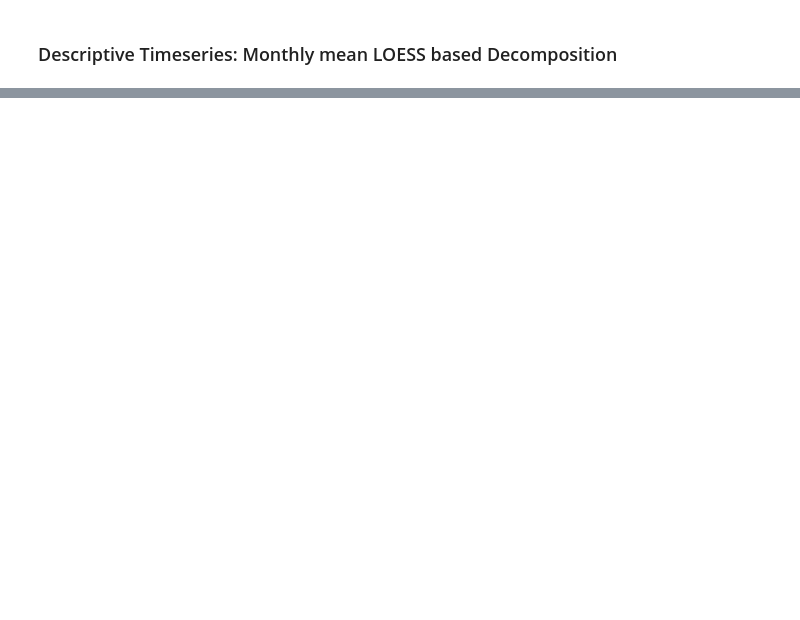
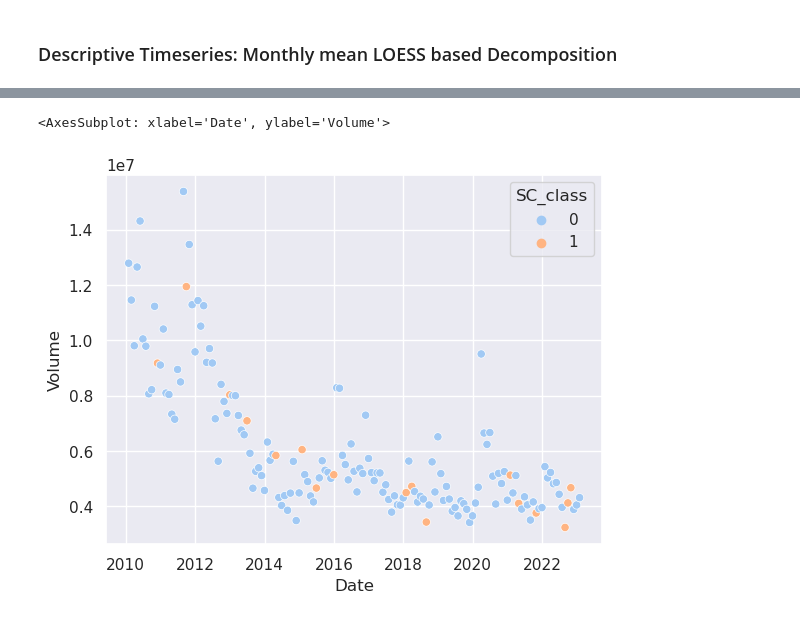
Before and after one commit to chrischank/jse40_sp500_hsi, a Jupyter notebook: notebooks/SP500_EDA.ipynb, the cells around one changed output, grey strips where cells are left out. Drawn from its saved outputs; the diff is of its cells as text; code cells hidden in the pictures; blank space fills up the shorter version.

```diff
--- a/notebooks/SP500_EDA.ipynb
+++ b/notebooks/SP500_EDA.ipynb
@@ -374,0 +453,23 @@ Error:
+# %%
+import pandas as pd
+
+VolumeFIN = Monthly_mean_fin[["Volume"]]
+# %%
+from sklearn.cluster import SpectralClustering, KMeans, BisectingKMeans
+from sklearn.svm import OneClassSVM
+from sklearn.ensemble import IsolationForest
+
+SC_VolFIN = SpectralClustering(assign_labels = "kmeans", n_clusters = 2, verbose = True)\
+                      .fit_predict(Monthly_mean["Volume_fin"].values.reshape(-1, 1))
+
+Kmeans_VolFIN = KMeans(n_clusters = 2, verbose = True)\
+                          .fit_predict(Monthly_mean["Volume_fin"].values.reshape(-1, 1))
+
+BIKmeans_VolFIN = BisectingKMeans(bisecting_strategy = "largest_cluster", n_clusters = 2, verbose = True)\
+                            .fit_predict(Monthly_mean["Volume_fin"].values.reshape(-1, 1))
+
+OneSVM_VolFIN = OneClassSVM(kernel = "sigmoid", verbose = True)\
+                          .fit_predict(Monthly_mean["Volume_fin"].values.reshape(-1, 1))
+
+ISOFors_VolFIN = IsolationForest(verbose = True, warm_start = True, bootstrap = True)\
+                           .fit_predict(Monthly_mean["Volume_fin"].values.reshape(-1, 1))
@@ -374,0 +496,15 @@ Error:
+# %%
+VolumeFIN["SC_class"] = SC_VolFIN
+VolumeFIN["Kmeans_class"] = Kmeans_VolFIN
+VolumeFIN["BIKmeans_class"] = BIKmeans_VolFIN
+VolumeFIN["OneSVM_class"] = OneSVM_VolFIN
+VolumeFIN["ISOFor_class"] = ISOFors_VolFIN
+# %%
+sns.scatterplot(data = VolumeFIN, x = "Date", y = "Volume", hue = "SC_class")
+#sns.scatterplot(data = VolumeFIN, x = "Date", y = "Volume", hue = "Kmeans_class")
+#sns.scatterplot(data = VolumeFIN, x = "Date", y = "Volume", hue = "BIKmeans_class")
+#sns.scatterplot(data = VolumeFIN, x = "Date", y = "Volume", hue = "OneSVM_class")
+#sns.scatterplot(data = VolumeFIN, x = "Date", y = "Volume", hue = "ISOFor_class")
+# %% [output]
+<AxesSubplot: xlabel='Date', ylabel='Volume'>
+[figure, added]
```
Also changed, not shown: parts of 15 cells of this notebook.
